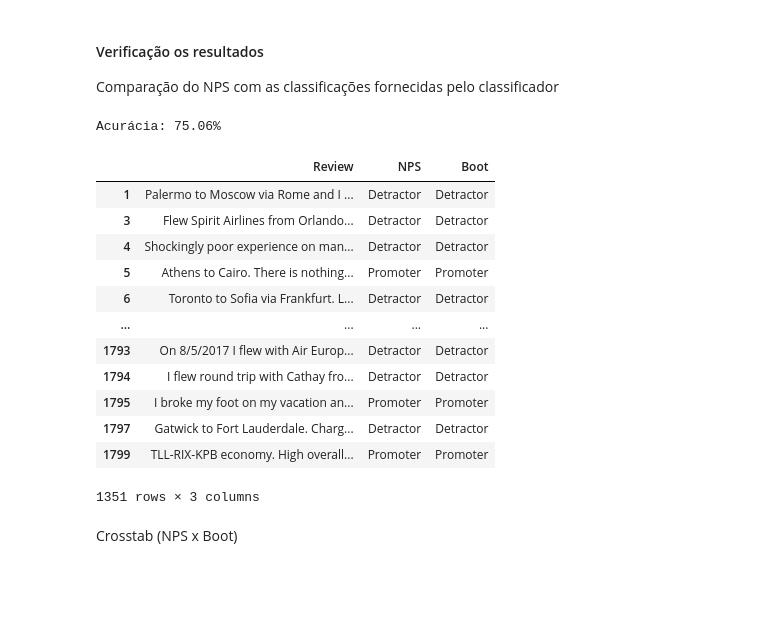
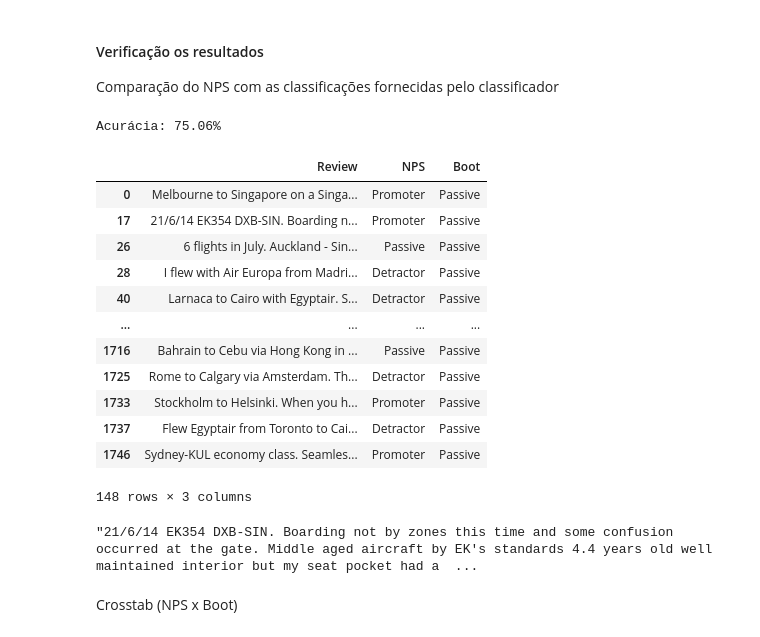
Before and after one commit to carolinaporto/CDADOS_Projeto1, a Jupyter notebook: Projeto.ipynb, the cells around one changed output. Saved outputs shown, nothing was run; the diff lists cells and outputs as text; code cells hidden in the pictures; blank space fills up the shorter version.

```diff
--- a/Projeto.ipynb
+++ b/Projeto.ipynb
@@ -45,7 +45,7 @@ Considerando apenas as mensagens da planilha Treinamento, ensine  seu classifica
 
 def cleanup(text):
     # Retira a pontuação
-    punctuation = '[´"!-.:?;$''()]'
+    punctuation = '[´"!-.:?;$()]'
     pattern = re.compile(punctuation)
 
     # Retira as stopwords (palavras indiferentes para o cálculo da probabilidade)
@@ -145,6 +145,7 @@ def calc_prob(palavra, tab_NPS, len_serie_NPS, tabela_train):
 
 def classificador(tabela_Detractor, tabela_Passive, tabela_Promoter, tabela_df, serie_Detractor, serie_Passive, serie_Promoter, df, P_NPS):
     classif = []
+    probs = []
 
     # Probabilidades de cada NPS específico
     P_D = P_NPS[0]
@@ -176,6 +177,7 @@ def classificador(tabela_Detractor, tabela_Passive, tabela_Promoter, tabela_df,
 
         # Armazena as probabilidades, compara e adiciona a maior classif na lista
         prob = [P_D_dado_frase, P_Pa_dado_frase, P_Pr_dado_frase]
+        probs.append(prob)
 
         if max(prob) == prob[0]:
             classif.append("Detractor")
@@ -184,7 +186,7 @@ def classificador(tabela_Detractor, tabela_Passive, tabela_Promoter, tabela_df,
         elif max(prob) == prob[2]:
             classif.append("Promoter")
 
-    return classif
+    return classif,probs
 # %% [markdown]
 ----
 ### Treinamento
@@ -211,8 +213,16 @@ ___
 # %% [markdown]
 #### Classificação
 # %%
+import pandas as pd
 # Dataframe
 test = pd.read_csv('dados_teste_QUARTETO_Thomas.csv')
 
 # Classificação
-classificacao_teste = classificador(tabela_Detractor, tabela_Passive, tabela_Promoter, tabela_train, serie_Detractor, serie_Passive, serie_Promoter, test, P_NPS)
+
+x = classificador(tabela_Detractor, tabela_Passive, tabela_Promoter, tabela_train, serie_Detractor, serie_Passive, serie_Promoter, test, P_NPS)
+classificacao_teste = x[0]
+probabilidades = x[1]
+
+probabilidades
+df_probabilidades = pd.DataFrame(probabilidades, columns=['Detractor', 'Passive', 'Promoter'])
+df_probabilidades
@@ -222,27 +246,29 @@ Comparação do NPS com as classificações fornecidas pelo classificador
 # %%
 test['Boot'] = classificacao_teste
 
 # Assertividade
 acuracia_teste = len(test.loc[(test.NPS == test.Boot), :])/len(test)
 print(f'Acurácia: {acuracia_teste*100:.2f}%')
 
 # DF com os reviews classificados corretamente
-test.loc[(test.NPS == test.Boot), :]
+display(test.loc[test.Boot == 'Passive', :])
+display(test.Review[17])
 # %% [output]
 Acurácia: 75.06%
 |  | Review | NPS | Boot |
-| 1 | Palermo to Moscow via Rome and I ... | Detractor | Detractor |
-| 3 | Flew Spirit Airlines from Orlando... | Detractor | Detractor |
-| 4 | Shockingly poor experience on man... | Detractor | Detractor |
-| 5 | Athens to Cairo. There is nothing... | Promoter | Promoter |
-| 6 | Toronto to Sofia via Frankfurt. L... | Detractor | Detractor |
+| 0 | Melbourne to Singapore on a Singa... | Promoter | Passive |
+| 17 | 21/6/14 EK354 DXB-SIN. Boarding n... | Promoter | Passive |
+| 26 | 6 flights in July. Auckland - Sin... | Passive | Passive |
+| 28 | I flew with Air Europa from Madri... | Detractor | Passive |
+| 40 | Larnaca to Cairo with Egyptair. S... | Detractor | Passive |
 | ... | ... | ... | ... |
-| 1793 | On 8/5/2017 I flew with Air Europ... | Detractor | Detractor |
-| 1794 | I flew round trip with Cathay fro... | Detractor | Detractor |
-| 1795 | I broke my foot on my vacation an... | Promoter | Promoter |
-| 1797 | Gatwick to Fort Lauderdale. Charg... | Detractor | Detractor |
-| 1799 | TLL-RIX-KPB economy. High overall... | Promoter | Promoter |
+| 1716 | Bahrain to Cebu via Hong Kong in ... | Passive | Passive |
+| 1725 | Rome to Calgary via Amsterdam. Th... | Detractor | Passive |
+| 1733 | Stockholm to Helsinki. When you h... | Promoter | Passive |
+| 1737 | Flew Egyptair from Toronto to Cai... | Detractor | Passive |
+| 1746 | Sydney-KUL economy class. Seamles... | Promoter | Passive |
-1351 rows × 3 columns
+148 rows × 3 columns
+"21/6/14 EK354 DXB-SIN. Boarding not by zones this time and some confusion occurred at the gate. Middle aged aircraft by EK's standards 4.4 years old well maintained interior but my seat pocket had a  ...
 # %% [markdown]
 Crosstab (NPS x Boot)
 # %%
```
Also changed, not shown: parts of 2 cells of this notebook, 1 other file.
